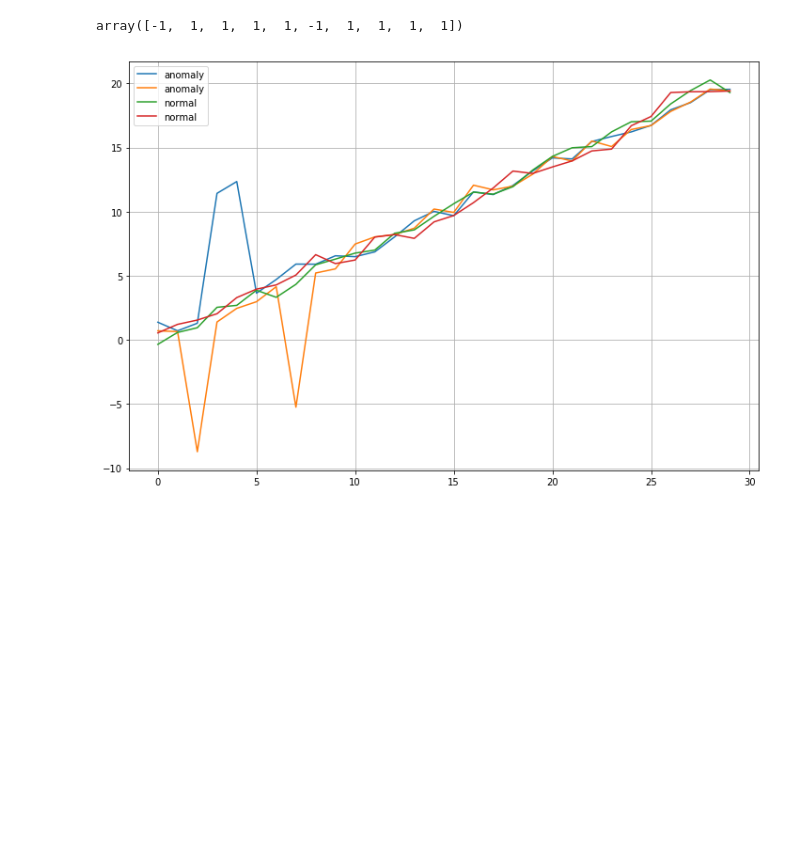
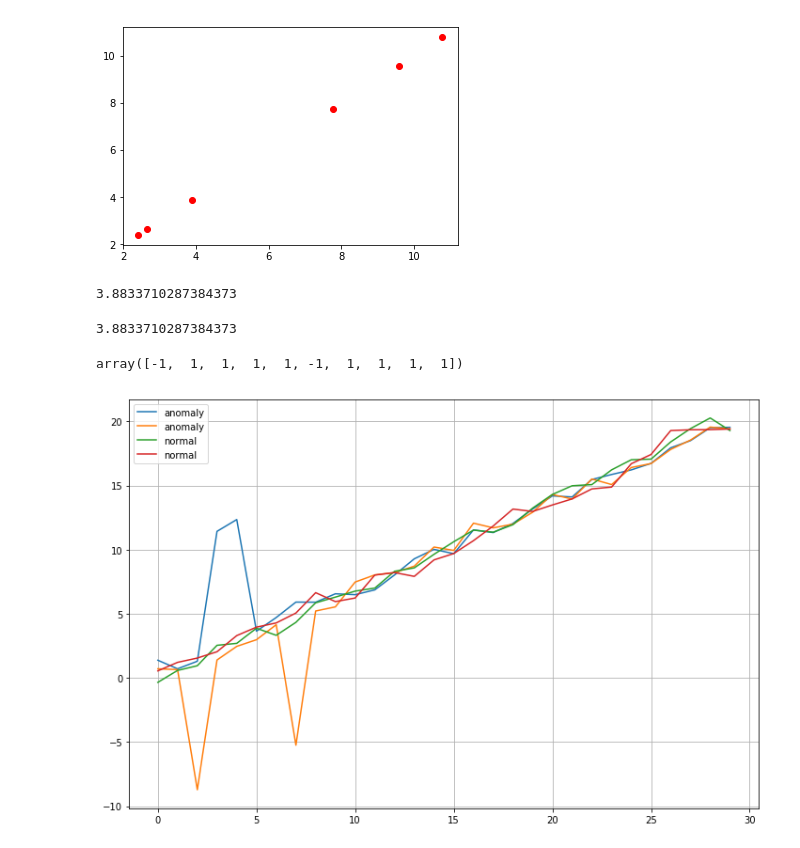
Before and after one commit to rtriangle/mkad, a Jupyter notebook: mkad_usage.ipynb, the cells around one changed output. Saved outputs shown, nothing was run; the diff lists cells and outputs as text; code cells hidden in the pictures; blank space fills up the shorter version.

```diff
--- a/mkad_usage.ipynb
+++ b/mkad_usage.ipynb
@@ -41,3 +45,16 @@ plt.show()
+# %%
+for anomaly in anomalies:
+    plt.scatter(data[anomaly[0]][0][anomaly[1]], data[anomaly[0]][0][anomaly[1]], color='red')
+# %% [output]
+[figure, added]
+# %%
+data[anomaly[0]][0][anomaly[1]]
+# %% [output]
+3.8833710287384373
+# %%
+data[anomaly[0]][0][anomaly[1]]
+# %% [output]
+3.8833710287384373
 # %%
 mkad = MultipleKernelAnomalyDetector(kernel='lcs', sax_size=4, paa_size=7)
 mkad.fit(data)
```
Also changed, not shown: parts of 7 cells of this notebook.
